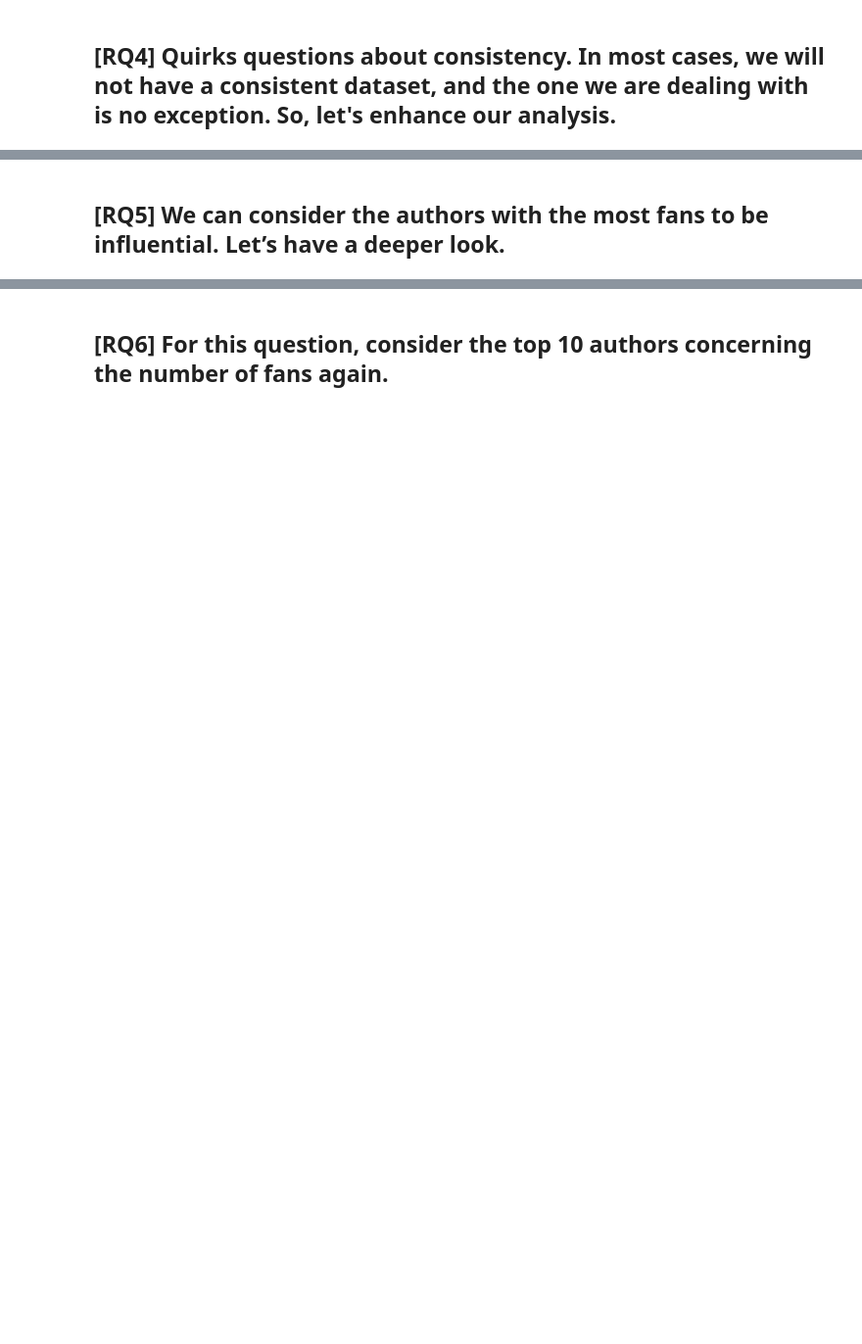
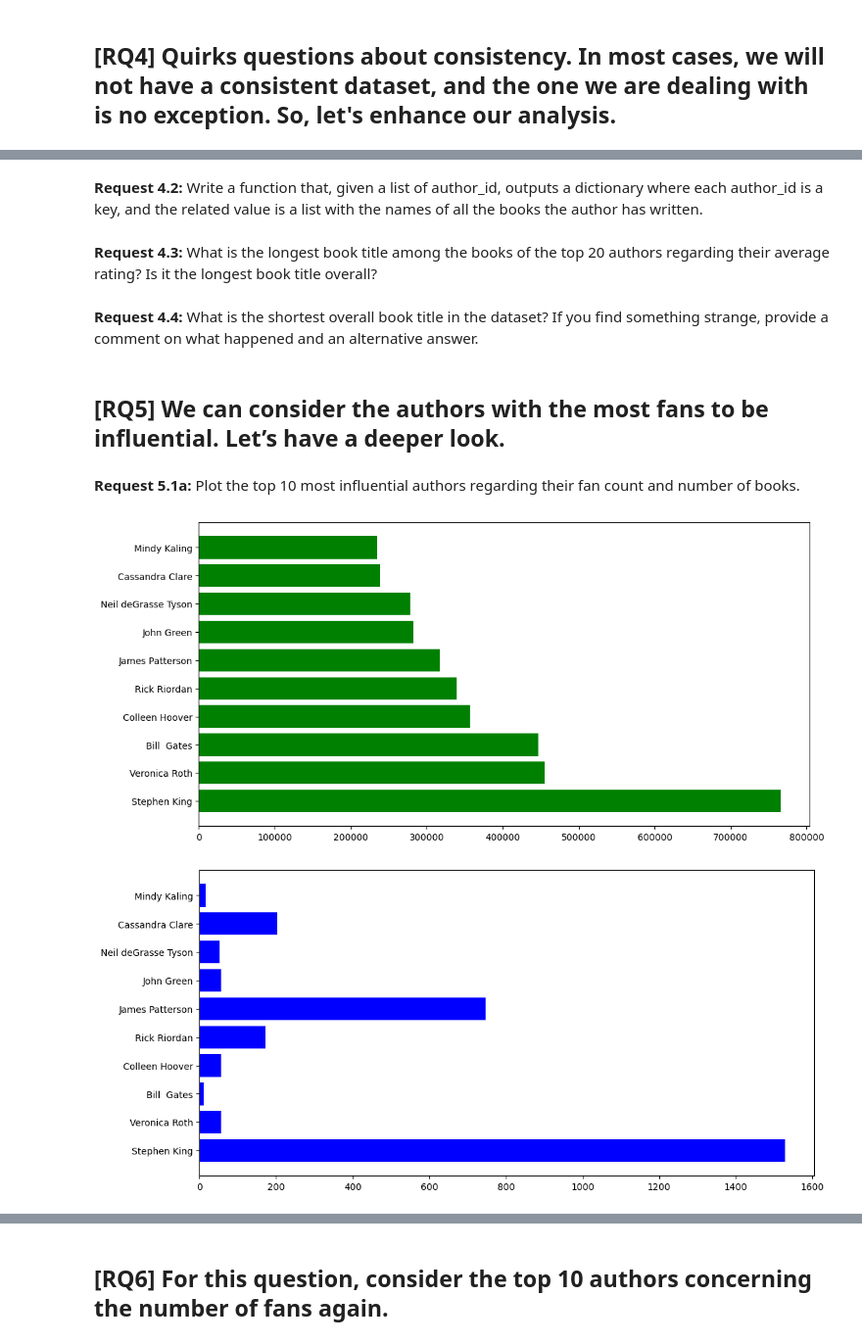
Before and after one commit to LorenzoPannacci/ADM-HW2, a Jupyter notebook: main.ipynb, the cells around one changed output, grey strips where cells are left out. Shown at 98% size. Cells and saved outputs as stored; diff of their text form; code cells hidden in the pictures; blank space fills up the shorter version.

```diff
--- a/main.ipynb
+++ b/main.ipynb
@@ -611,4 +672,28 @@ def look_by_year(books, year):
 # %%
 authors[(authors["name"] == authors["name"]) & (authors["id"] != authors["id"])]
+# %% [markdown]
+**Request 4.2:** Write a function that, given a list of author_id, outputs a dictionary where each author_id is a key, and the related value is a list with the names of all the books the author has written.
+# %% [markdown]
+**Request 4.3:** What is the longest book title among the books of the top 20 authors regarding their average rating? Is it the longest book title overall?
+# %% [markdown]
+**Request 4.4:** What is the shortest overall book title in the dataset? If you find something strange, provide a comment on what happened and an alternative answer.
 # %% [markdown]
 ## [RQ5] We can consider the authors with the most fans to be influential. Let’s have a deeper look.
+# %% [markdown]
+**Request 5.1a:** Plot the top 10 most influential authors regarding their fan count and number of books.
+# %%
+# count the actual number of books written by every author using the length of the list of his book ids.
+authors["book_count"] = authors["work_ids"].apply(len)
+
+# 10 most influential authors regarding their fan count
+x = authors.nlargest(10, "fans_count")
+
+# plot the data
+plt.figure(figsize=(12, 6))
+plt.barh(x["name"], x["fans_count"], color = 'green', label = 'Fan Count')
+plt.figure(figsize=(12, 6))
+plt.barh(x["name"], x["book_count"], color = 'blue', label = 'Book Count')
+plt.show()
+# %% [output]
+[figure, added]
+[figure, added]
```
Also changed, not shown: parts of 124 cells of this notebook.
